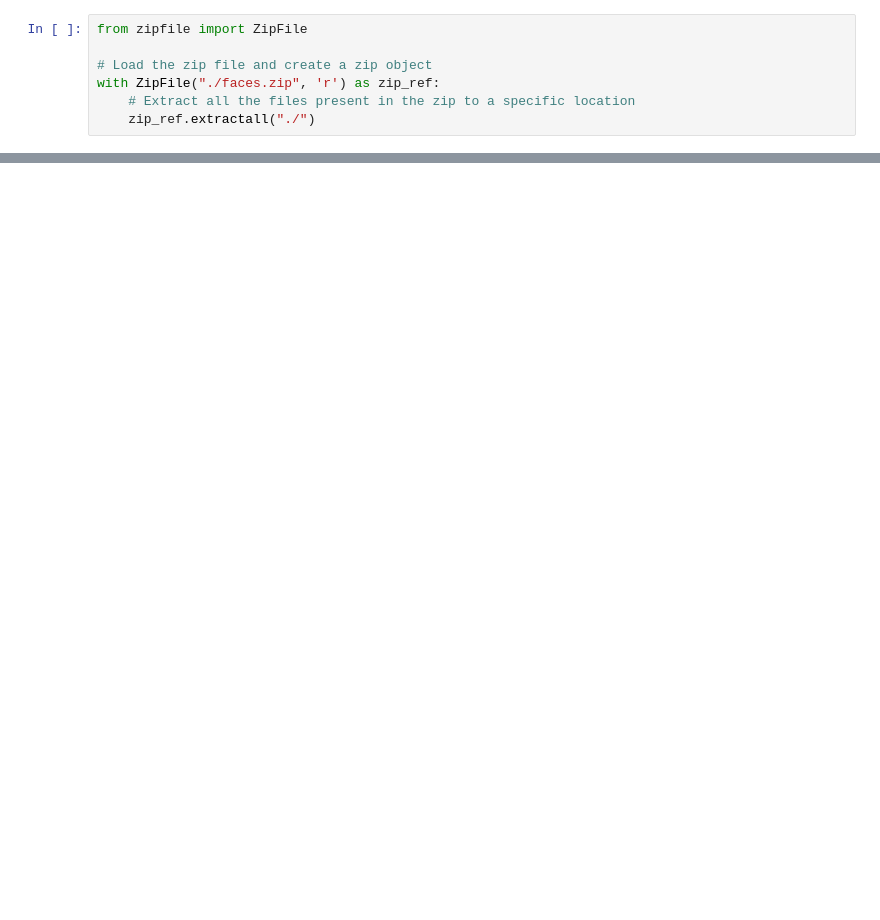
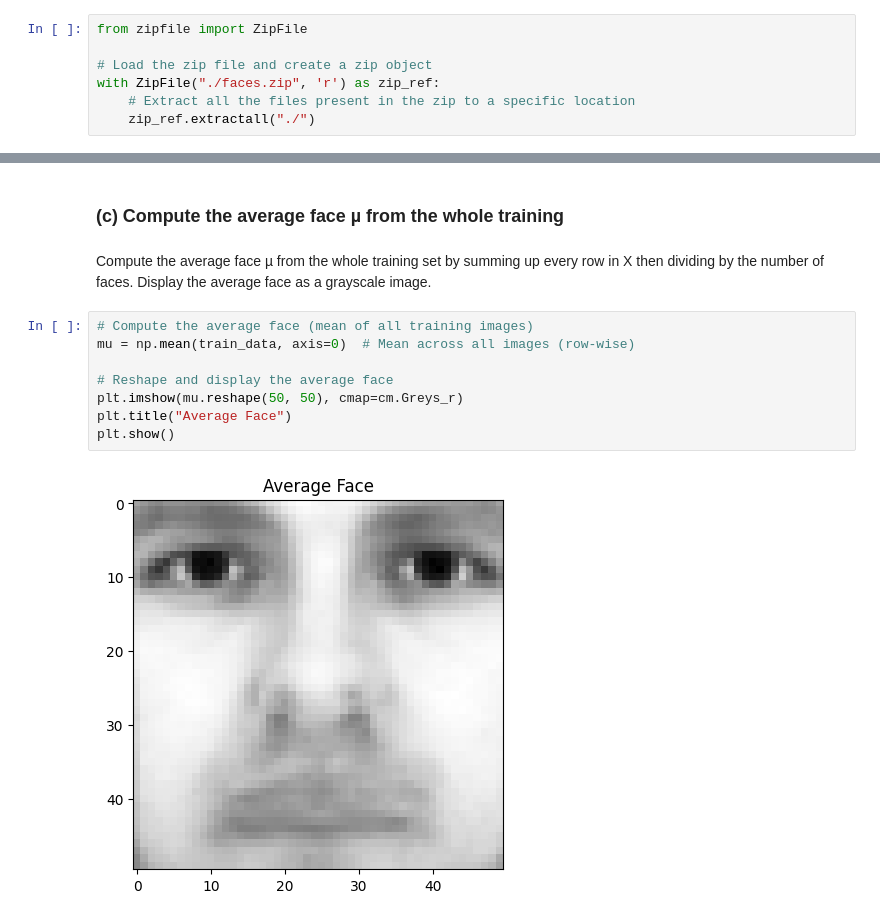
Before and after one commit to Iakovos0997/Eigenface-for-face-recognition, a Jupyter notebook: A3.ipynb, the cells around one changed output, grey strips where cells are left out. Cells and saved outputs as stored; diff of their text form; blank space fills up the shorter version.

```diff
--- a/A3.ipynb
+++ b/A3.ipynb
@@ -93,0 +93,16 @@ plt.show()
+# %% [markdown]
+### (c) Compute the average face µ from the whole training
+# %% [markdown]
+Compute the average face µ from the whole training set by summing up
+every row in X then dividing by the number of faces. Display the average face as a
+grayscale image.
+# %%
+# Compute the average face (mean of all training images)
+mu = np.mean(train_data, axis=0)  # Mean across all images (row-wise)
+
+# Reshape and display the average face
+plt.imshow(mu.reshape(50, 50), cmap=cm.Greys_r)
+plt.title("Average Face")
+plt.show()
+# %% [output]
+[figure, added]
```
Also changed, not shown: parts of 20 cells of this notebook.
